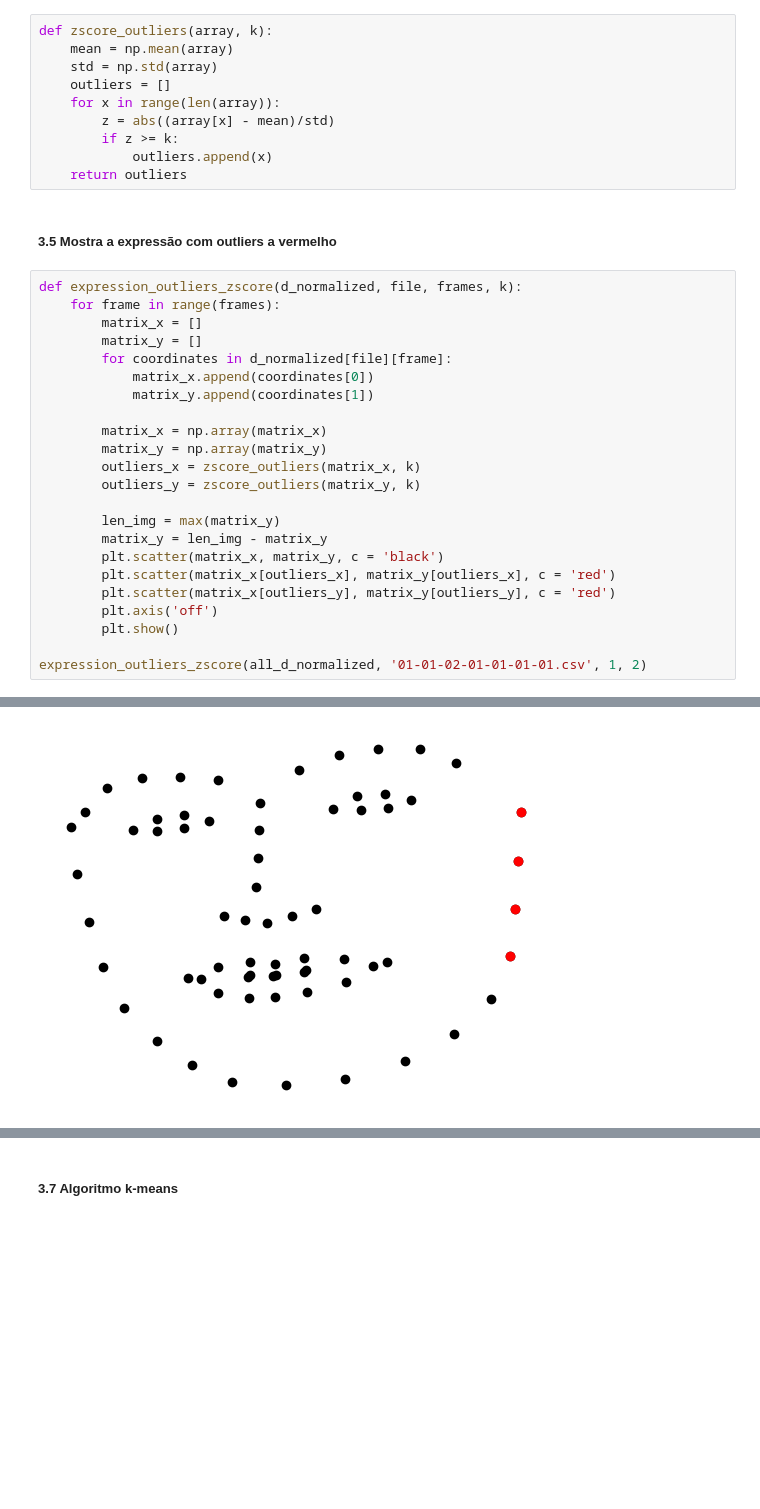
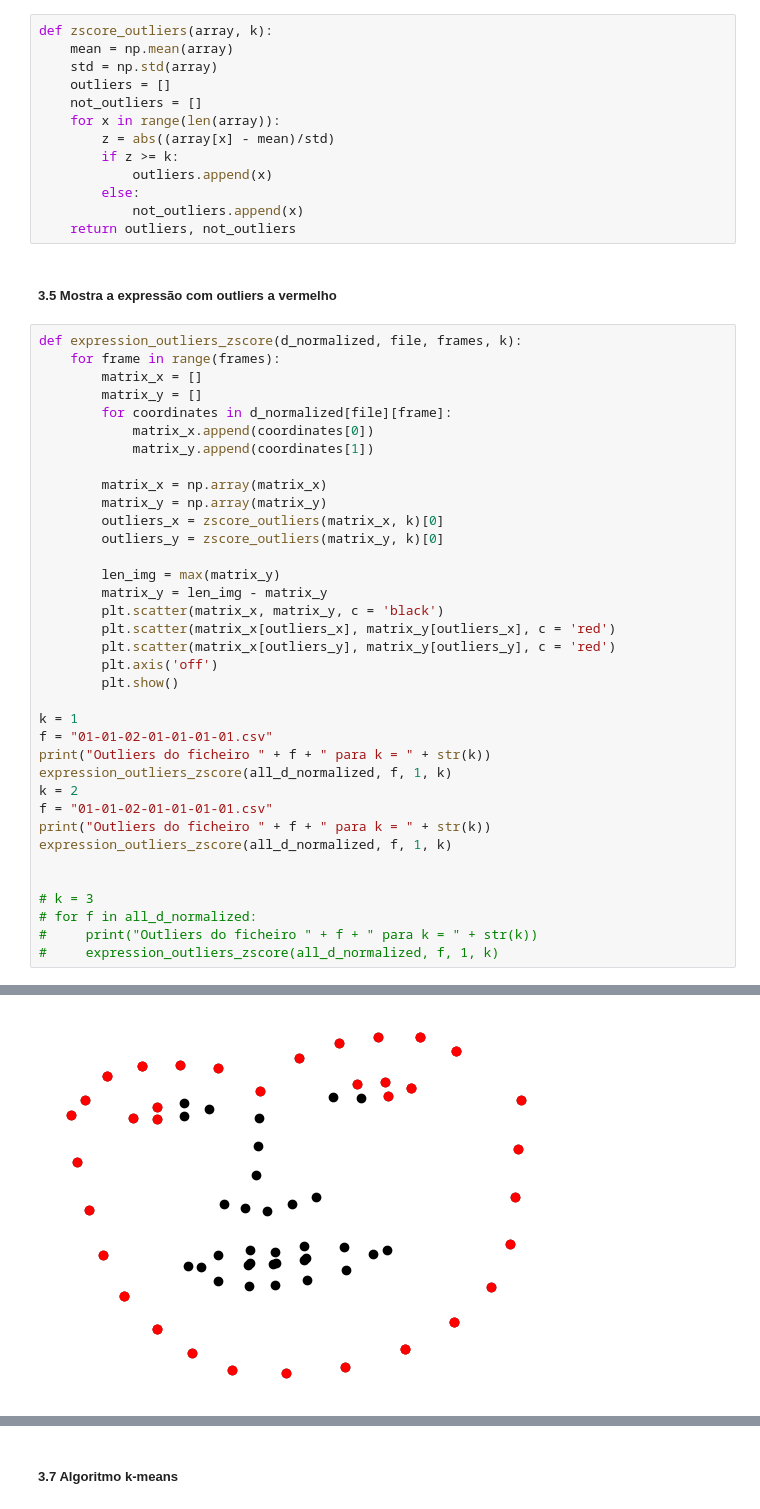
Before and after one commit to cmom2002/TCD, a Jupyter notebook: Part_A/020245868_2020246886_EA2023.ipynb, the cells around one changed output, grey strips where cells are left out. Cells and saved outputs as stored; diff of their text form; blank space fills up the shorter version.

```diff
--- a/Part_A/020245868_2020246886_EA2023.ipynb
+++ b/Part_A/020245868_2020246886_EA2023.ipynb
@@ -266,11 +286,14 @@ def zscore_outliers(array, k):
     mean = np.mean(array)
     std = np.std(array)
     outliers = []
+    not_outliers = []
     for x in range(len(array)):
         z = abs((array[x] - mean)/std)
         if z >= k:
             outliers.append(x)
-    return outliers
+        else:
+            not_outliers.append(x)
+    return outliers, not_outliers
 # %% [markdown]
 ##### 3.5 Mostra a expressão com outliers a vermelho
 # %%
@@ -284,8 +307,8 @@ def expression_outliers_zscore(d_normalized, file, frames, k):
 
         matrix_x = np.array(matrix_x)
         matrix_y = np.array(matrix_y)
-        outliers_x = zscore_outliers(matrix_x, k)
-        outliers_y = zscore_outliers(matrix_y, k)
+        outliers_x = zscore_outliers(matrix_x, k)[0]
+        outliers_y = zscore_outliers(matrix_y, k)[0]
 
         len_img = max(matrix_y)
         matrix_y = len_img - matrix_y
@@ -295,5 +318,18 @@ def expression_outliers_zscore(d_normalized, file, frames, k):
         plt.axis('off')
         plt.show()
 
-expression_outliers_zscore(all_d_normalized, '01-01-02-01-01-01-01.csv', 1, 2)
+k = 1
+f = "01-01-02-01-01-01-01.csv"
+print("Outliers do ficheiro " + f + " para k = " + str(k))
+expression_outliers_zscore(all_d_normalized, f, 1, k)
+k = 2
+f = "01-01-02-01-01-01-01.csv"
+print("Outliers do ficheiro " + f + " para k = " + str(k))
+expression_outliers_zscore(all_d_normalized, f, 1, k)
+
+
+# k = 3
+# for f in all_d_normalized:
+#     print("Outliers do ficheiro " + f + " para k = " + str(k))
+#     expression_outliers_zscore(all_d_normalized, f, 1, k)
 # %% [output]
@@ -300 +337 @@ expression_outliers_zscore(all_d_normalized, '01-01-02-01-01-01-01.csv', 1, 2)
-[figure, old version]
+[figure, new version]
```
Also changed, not shown: parts of 28 cells of this notebook, 3 other files.
